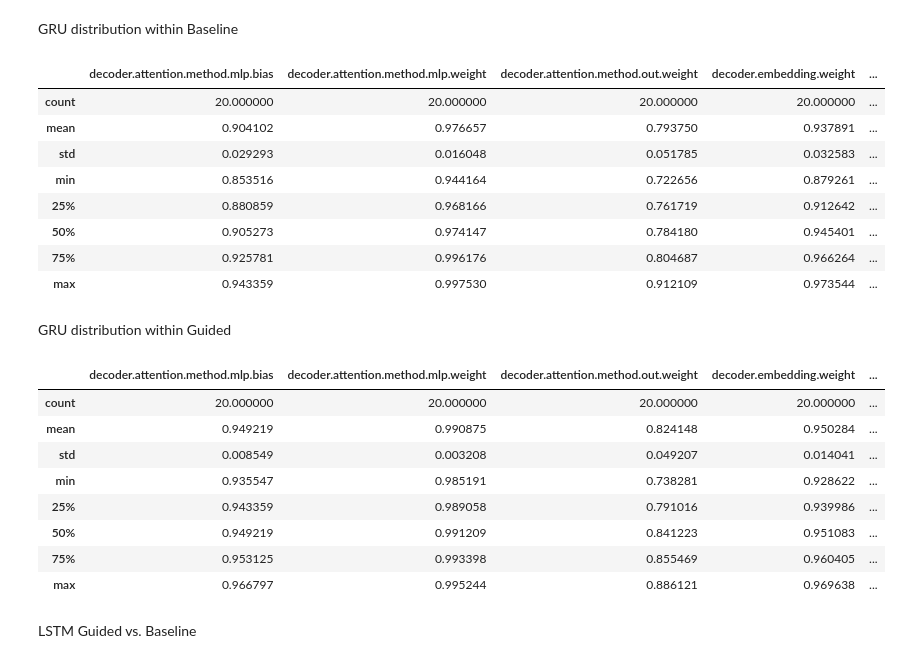
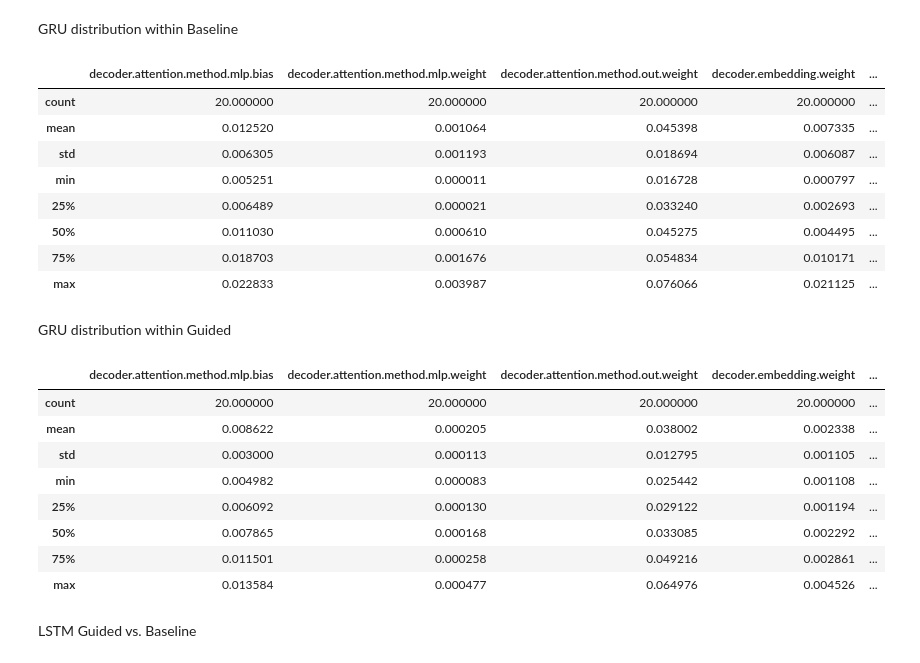
Before and after one commit to davidmrau/machine, a Jupyter notebook: parameter_analysis.ipynb, the cells around one changed output. Drawn from its saved outputs; the diff is of its cells as text; code cells hidden in the pictures.

```diff
--- a/parameter_analysis.ipynb
+++ b/parameter_analysis.ipynb
@@ -404,31 +413,31 @@ analysis_GRU.dist.describe()
 # %% [markdown]
 GRU distribution within Baseline
 # %%
-analysis_GRU.dist_within_A.T.describe()
+analysis_GRU.dist_within_baseline.T.describe()
 # %% [output]
 |  | decoder.attention.method.mlp.bias | decoder.attention.method.mlp.weight | decoder.attention.method.out.weight | decoder.embedding.weight | ... |
 | count | 20.000000 | 20.000000 | 20.000000 | 20.000000 | ... |
-| mean | 0.904102 | 0.976657 | 0.793750 | 0.937891 | ... |
-| std | 0.029293 | 0.016048 | 0.051785 | 0.032583 | ... |
-| min | 0.853516 | 0.944164 | 0.722656 | 0.879261 | ... |
-| 25% | 0.880859 | 0.968166 | 0.761719 | 0.912642 | ... |
-| 50% | 0.905273 | 0.974147 | 0.784180 | 0.945401 | ... |
-| 75% | 0.925781 | 0.996176 | 0.804687 | 0.966264 | ... |
-| max | 0.943359 | 0.997530 | 0.912109 | 0.973544 | ... |
+| mean | 0.012520 | 0.001064 | 0.045398 | 0.007335 | ... |
+| std | 0.006305 | 0.001193 | 0.018694 | 0.006087 | ... |
+| min | 0.005251 | 0.000011 | 0.016728 | 0.000797 | ... |
+| 25% | 0.006489 | 0.000021 | 0.033240 | 0.002693 | ... |
+| 50% | 0.011030 | 0.000610 | 0.045275 | 0.004495 | ... |
+| 75% | 0.018703 | 0.001676 | 0.054834 | 0.010171 | ... |
+| max | 0.022833 | 0.003987 | 0.076066 | 0.021125 | ... |
 # %% [markdown]
 GRU distribution within Guided
 # %%
-analysis_GRU.dist_within_B.T.describe()
+analysis_GRU.dist_within_guided.T.describe()
 # %% [output]
 |  | decoder.attention.method.mlp.bias | decoder.attention.method.mlp.weight | decoder.attention.method.out.weight | decoder.embedding.weight | ... |
 | count | 20.000000 | 20.000000 | 20.000000 | 20.000000 | ... |
-| mean | 0.949219 | 0.990875 | 0.824148 | 0.950284 | ... |
-| std | 0.008549 | 0.003208 | 0.049207 | 0.014041 | ... |
-| min | 0.935547 | 0.985191 | 0.738281 | 0.928622 | ... |
-| 25% | 0.943359 | 0.989058 | 0.791016 | 0.939986 | ... |
-| 50% | 0.949219 | 0.991209 | 0.841223 | 0.951083 | ... |
-| 75% | 0.953125 | 0.993398 | 0.855469 | 0.960405 | ... |
-| max | 0.966797 | 0.995244 | 0.886121 | 0.969638 | ... |
+| mean | 0.008622 | 0.000205 | 0.038002 | 0.002338 | ... |
+| std | 0.003000 | 0.000113 | 0.012795 | 0.001105 | ... |
+| min | 0.004982 | 0.000083 | 0.025442 | 0.001108 | ... |
+| 25% | 0.006092 | 0.000130 | 0.029122 | 0.001194 | ... |
+| 50% | 0.007865 | 0.000168 | 0.033085 | 0.002292 | ... |
+| 75% | 0.011501 | 0.000258 | 0.049216 | 0.002861 | ... |
+| max | 0.013584 | 0.000477 | 0.064976 | 0.004526 | ... |
 # %% [markdown]
 LSTM Guided vs. Baseline
 # %%
```
Also changed, not shown: parts of 10 cells of this notebook.
